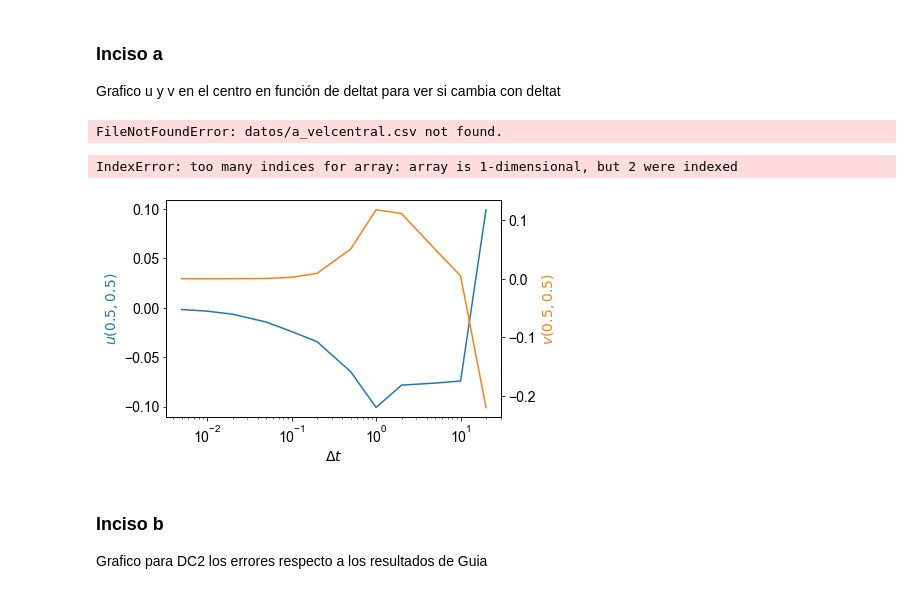
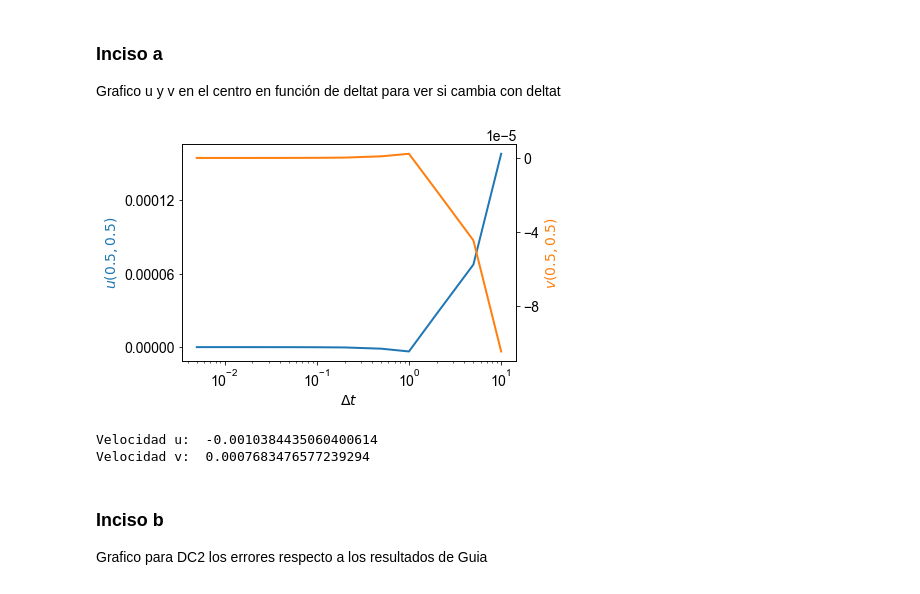
Before and after one commit to Lupama2/Guias_Metodos_Num_Fluidos_I, a Jupyter notebook: Guias/Informe_final/Programa/graficos/graficos.ipynb, the cells around one changed output. Drawn from its saved outputs; the diff is of its cells as text; code cells hidden in the pictures.

```diff
--- a/Guias/Informe_final/Programa/graficos/graficos.ipynb
+++ b/Guias/Informe_final/Programa/graficos/graficos.ipynb
@@ -107,50 +114,73 @@ plt.ylabel('$Velocidad_{central}$');
 Grafico u y v en el centro en función de deltat para ver si cambia con deltat
 # %%
 #Importo datos
-datos = genfromtxt('datos/a_velcentral.csv', delimiter=',')
+datos = genfromtxt('datos/a_velcentral.csv', delimiter=' ')
-# %% [output]
-FileNotFoundError: datos/a_velcentral.csv not found.
 # %%
 dt_array = datos[:,0]
 Ucentro_array = datos[:,1]
 Vcentro_array = datos[:,2]
-# %% [output]
-IndexError: too many indices for array: array is 1-dimensional, but 2 were indexed
+# %%
+from matplotlib.ticker import ScalarFormatter, FormatStrFormatter
+
+class FixedOrderFormatter(ScalarFormatter):
+    """Formats axis ticks using scientific notation with a constant order of
+    magnitude"""
+    def __init__(self, order_of_mag=0, useOffset=True, useMathText=False):
+        self._order_of_mag = order_of_mag
+        ScalarFormatter.__init__(self, useOffset=useOffset,
+                                 useMathText=useMathText)
+    def _set_orderOfMagnitude(self, range):
+        """Over-riding this to avoid having orderOfMagnitude reset elsewhere"""
+        self.orderOfMagnitude = self._order_of_mag
 # %%
 fig, ax1 = plt.subplots()
 
 ax2 = ax1.twinx()
 
 
 
-ax1.plot(dt_array, Ucentro_array, color = "tab:blue")
-ax2.plot(dt_array, Vcentro_array, color = "tab:orange")
+ax1.plot(dt_array,  Ucentro_array[0] - Ucentro_array, color = "tab:blue", linewidth=2)
+
+ax2.plot(dt_array, Vcentro_array[0] - Vcentro_array, color = "tab:orange", linewidth=2)
+
 
 ax1.set_xlabel('X data')
 ax1.set_ylabel('Y1 data', color='g')
 ax2.set_ylabel('Y2 data', color='b')
 
 
 # plt.legend(loc='lower center', ncol = 4, bbox_to_anchor=(0, 1.02, 1, 0.2),fontsize = 12)
 ax1.set_xlabel('$\Delta t$')
 ax1.set_ylabel('$u(0.5,0.5)$', color = "tab:blue")
 ax2.set_ylabel('$v(0.5,0.5)$', color = "tab:orange")
 
 # plt.xticks(x, my_xticks)
 # plt.yticks(np.arange(y.min(), y.max(), 0.005))
 # plt.yticks(np.arange(-0.5,0.5 + 0.2,0.2))
 # plt.xlim(10.0**-4, 10.0**0)
 plt.xscale("log")
-# plt.yscale("log")
+# ax1.set_yscale("log")
+# ax2.set_yscale("log")
+
+#Elijo el nro de ticks en los ejes verticales
+ax1.yaxis.set_major_locator(plt.MaxNLocator(3))
+ax2.yaxis.set_major_locator(plt.MaxNLocator(3))
+
+#
+ax1.yaxis.set_major_formatter(FixedOrderFormatter(-6))
+ax2.yaxis.set_major_formatter(FixedOrderFormatter(-6))
 
 #Guardo el gráfico
 plt.savefig('a_vel_vs_dt.pdf', format='pdf',bbox_inches = "tight")
 # %% [output]
-[figure, old version]
+[figure, new version]
 # %%
 #Calculo para cada velocidad la desviación estándar dividida el promedio para darme una idea de la variabilidad del resultado en función de dt
 print("Velocidad u: ", np.std(Ucentro_array)/np.mean(Ucentro_array))
 print("Velocidad v: ", np.std(Vcentro_array)/np.mean(Vcentro_array))
+# %% [output]
+Velocidad u:  -0.0010384435060400614
+Velocidad v:  0.0007683476577239294
 # %% [markdown]
 ### Inciso b
 Grafico para DC2 los errores respecto a los resultados de Guia
```
Also changed, not shown: parts of 1 cell of this notebook, 4 other files.
